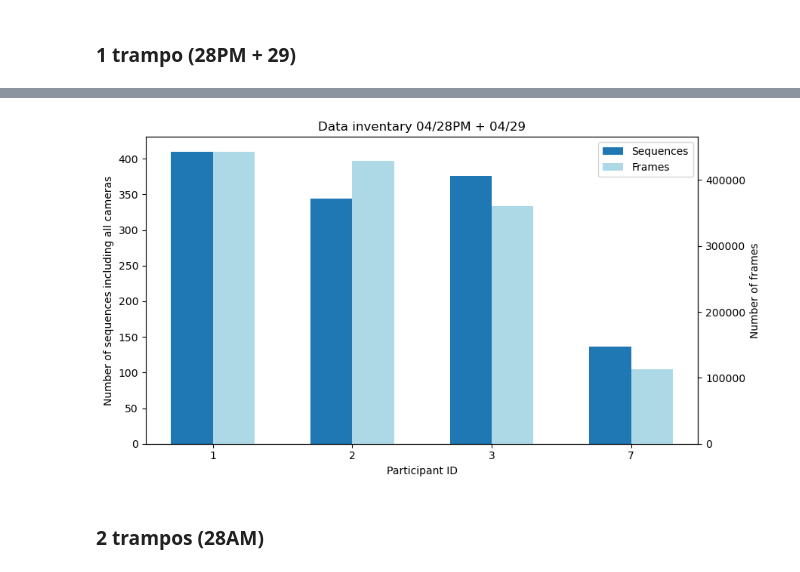
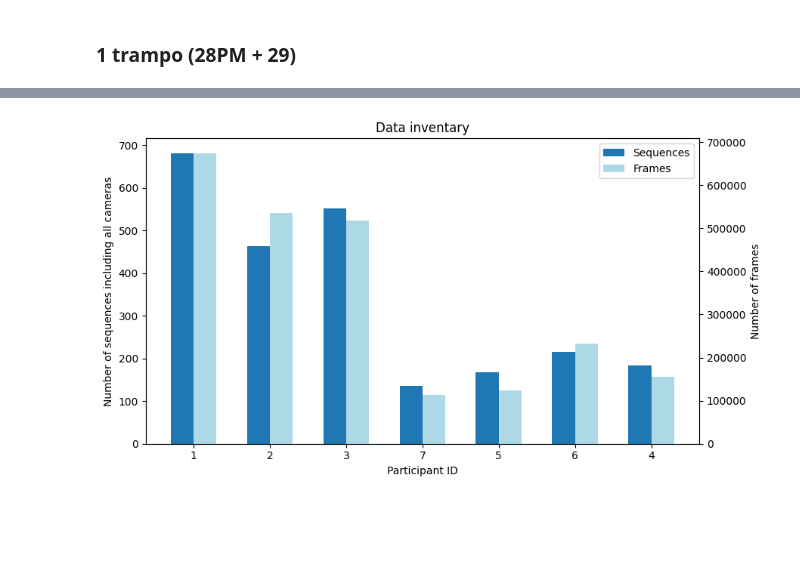
Before and after one commit to leadroletroy/trampo, a Jupyter notebook: data_inventary.ipynb, the cells around one changed output, grey strips where cells are left out. Saved outputs shown, nothing was run; the diff lists cells and outputs as text; code cells hidden in the pictures; blank space fills up the shorter version.

```diff
--- a/data_inventary.ipynb
+++ b/data_inventary.ipynb
@@ -65,6 +65,25 @@ for video in os.listdir(os.path.join(base_path, '20250428PM')):
         else:
             participants_frames_counter[participant] += frames
 
+for video in os.listdir(os.path.join(base_path, '20250428AM')):
+    if str(video).split('.')[-1] == 'mp4':
+        video_name = str(video)
+        frames = count_frames(os.path.join(base_path, '20250428AM', video))
+        # Sequence counter
+        for participant in [video_name[0], video_name[2]]:
+            if participant == '0':
+                continue
+            if participant not in participants_counter:
+                participants_counter.update({participant: 1})
+            else:
+                participants_counter[participant] += 1
+
+            # Frames counter
+            if participant not in participants_frames_counter:
+                participants_frames_counter.update({participant: frames})
+            else:
+                participants_frames_counter[participant] += frames
+
 print('Number of sequences per participant id')
 print(participants_counter)
 
@@ -109,28 +102,27 @@ plt.show()
 # %%
 fig, ax = plt.subplots(figsize=(9,5))
 ax.bar(participants_counter.keys(), participants_counter.values(), width= -0.3, align='edge', label='Sequences')
 
 ax2 = ax.twinx()
 ax2.bar(participants_frames_counter.keys(), participants_frames_counter.values(), color='lightblue', width=0.3, align='edge', label='Frames')
 
 ax.set_xlabel('Participant ID')
 ax.set_ylabel('Number of sequences including all cameras')
 ax2.set_ylabel('Number of frames')
 
 # Collect handles & labels from both axes
 handles, labels = [], []
 for axis in [ax, ax2]:
     h, l = axis.get_legend_handles_labels()
     handles.extend(h)
     labels.extend(l)
 
 # Create one fused legend
 ax.legend(handles, labels, loc='upper right')
 
-ax.set_title('Data inventary 04/28PM + 04/29')
+ax.set_title('Data inventary')
 plt.tight_layout()
+plt.savefig('data_inventary_all.png')
 plt.show()
 # %% [output]
-[figure, old version]
+[figure, new version]
-# %% [markdown]
-### 2 trampos (28AM)
```
Also changed, not shown: parts of 2 cells of this notebook, 7 other files.
